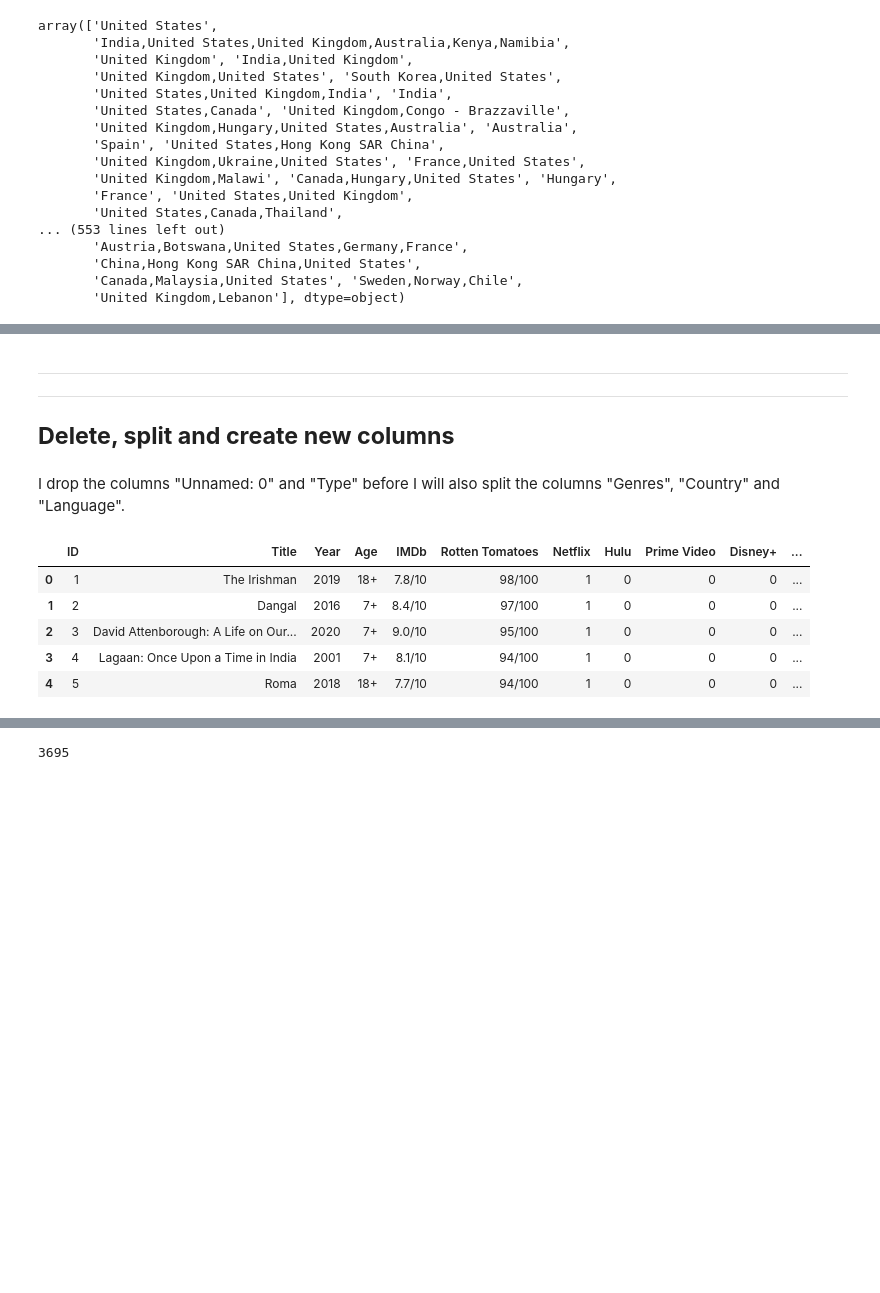
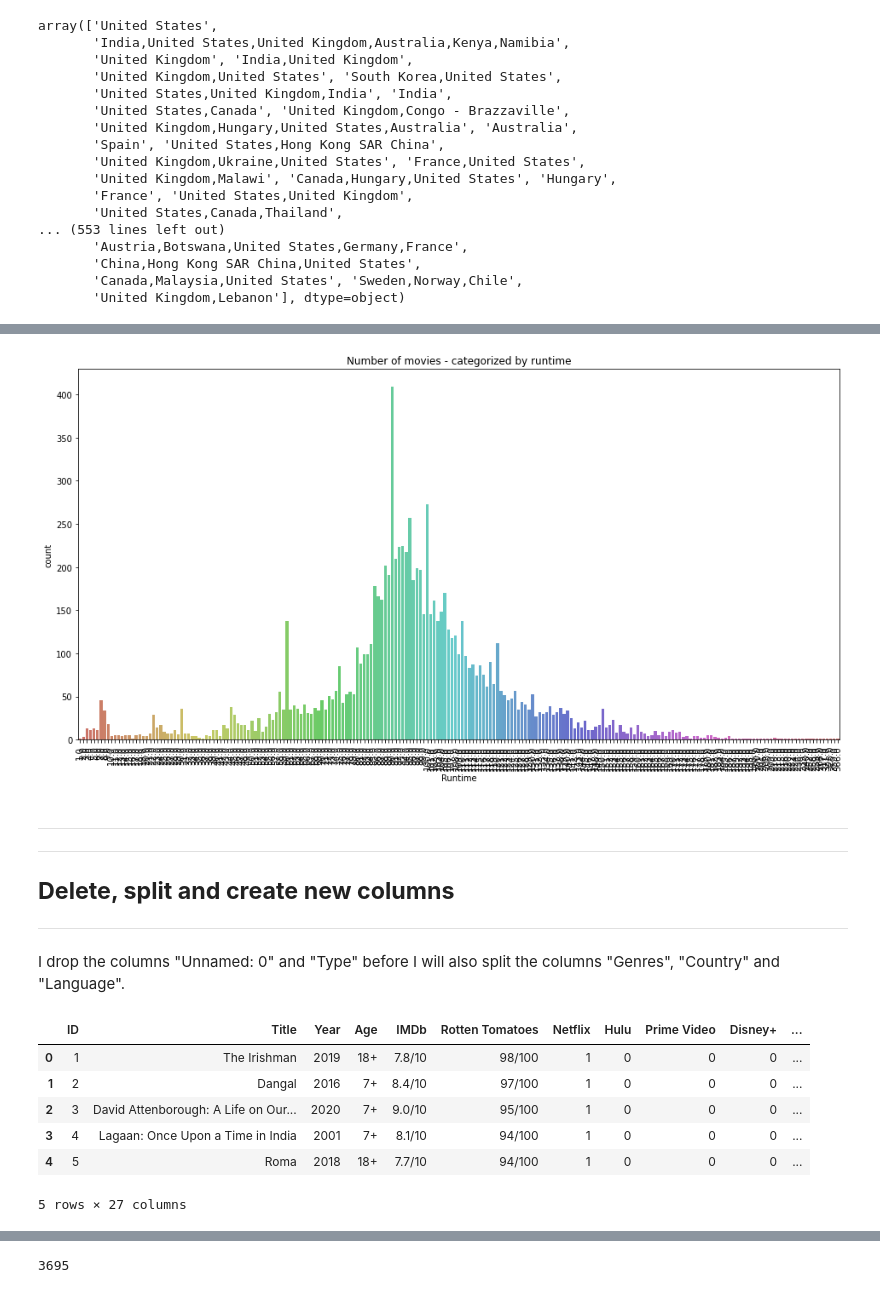
Before and after one commit to IronMan2483/streaming_movies, a Jupyter notebook: notebook/notebook_streaming.ipynb, the cells around one changed output, grey strips where cells are left out. Saved outputs shown, nothing was run; the diff lists cells and outputs as text; code cells hidden in the pictures; blank space fills up the shorter version.

```diff
--- a/notebook/notebook_streaming.ipynb
+++ b/notebook/notebook_streaming.ipynb
@@ -585,0 +926,16 @@ array(['United States',
+# %%
+movies['Runtime_0_30'] = movies['Runtime'].apply(lambda x: 1 if x <= 30 else 0)
+movies['Runtime_31_45'] = movies['Runtime'].apply(lambda x: 1 if (x > 31 and x <=45) else 0)
+movies['Runtime_46_60'] = movies['Runtime'].apply(lambda x: 1 if (x > 46 and x <=60) else 0)
+movies['Runtime_61_75'] = movies['Runtime'].apply(lambda x: 1 if (x > 61 and x <=75) else 0)
+movies['Runtime_76_90'] = movies['Runtime'].apply(lambda x: 1 if (x > 76 and x <=90) else 0)
+movies['Runtime_91_105'] = movies['Runtime'].apply(lambda x: 1 if (x > 91 and x <=105) else 0)
+movies['Runtime_106_120'] = movies['Runtime'].apply(lambda x: 1 if (x > 106 and x <=120) else 0)
+movies['Runtime_121_135'] = movies['Runtime'].apply(lambda x: 1 if (x > 121 and x <=135) else 0)
+movies['Runtime_136_150'] = movies['Runtime'].apply(lambda x: 1 if (x > 136 and x <=150) else 0)
+movies['Runtime_151_175'] = movies['Runtime'].apply(lambda x: 1 if (x > 151 and x <=175) else 0)
+movies['Runtime_176_190'] = movies['Runtime'].apply(lambda x: 1 if (x > 176 and x <=190) else 0)
+movies['Runtime_191+'] = movies['Runtime'].apply(lambda x: 1 if (x > 191) else 0)
+# %%
+runtime=movies.drop(['Unnamed: 0', 'Runtime', 'Type', 'ID', 'Title', 'Year', 'Age', 'IMDb', 'Rotten Tomatoes', 'Netflix',
+       'Hulu', 'Prime Video', 'Disney+', 'Directors', 'Genres', 'Language', 'Country'], axis=1)
@@ -586,8 +958,17 @@ array(['United States',
+# %%
+  plt.figure(figsize=(16,8))
+  plt.title('Number of movies - categorized by runtime')
+  sns.countplot(x=runtime, palette='hls')
+  plt.xticks(rotation='vertical');
+# %% [output]
+[figure, added]
 # %% [markdown]
 ---
 ---
 
 ## __Delete, split and create new columns__
+
+---
 # %% [markdown]
 I drop the columns "Unnamed: 0" and "Type" before I will also split the columns "Genres", "Country" and "Language".
 # %%
@@ -601,6 +982,7 @@ movies.head()
 | 2 | 3 | David Attenborough: A Life on Our... | 2020 | 7+ | 9.0/10 | 95/100 | 1 | 0 | 0 | 0 | ... |
 | 3 | 4 | Lagaan: Once Upon a Time in India | 2001 | 7+ | 8.1/10 | 94/100 | 1 | 0 | 0 | 0 | ... |
 | 4 | 5 | Roma | 2018 | 18+ | 7.7/10 | 94/100 | 1 | 0 | 0 | 0 | ... |
+5 rows × 27 columns
 # %%
 movies.columns
 # %% [output]
```
Also changed, not shown: parts of 92 cells of this notebook.
